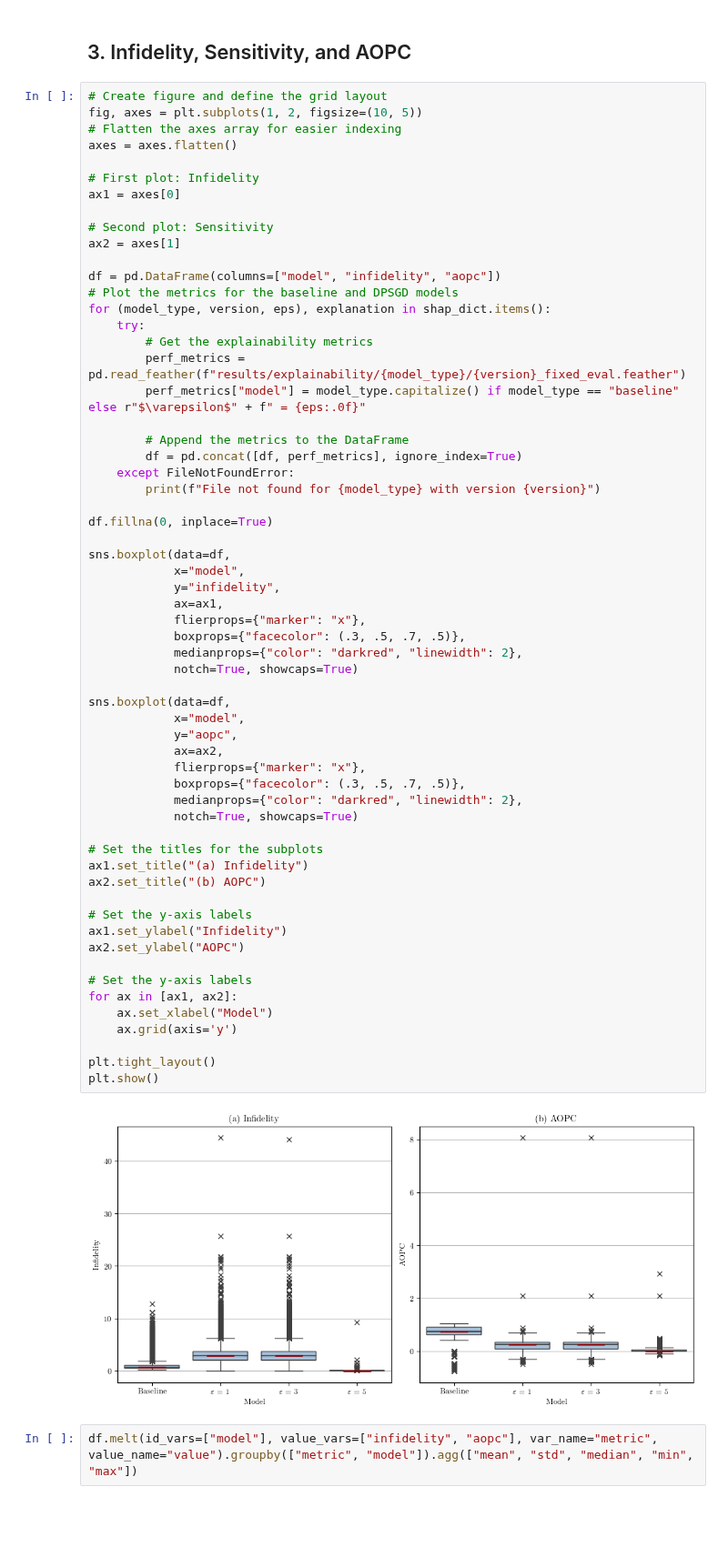
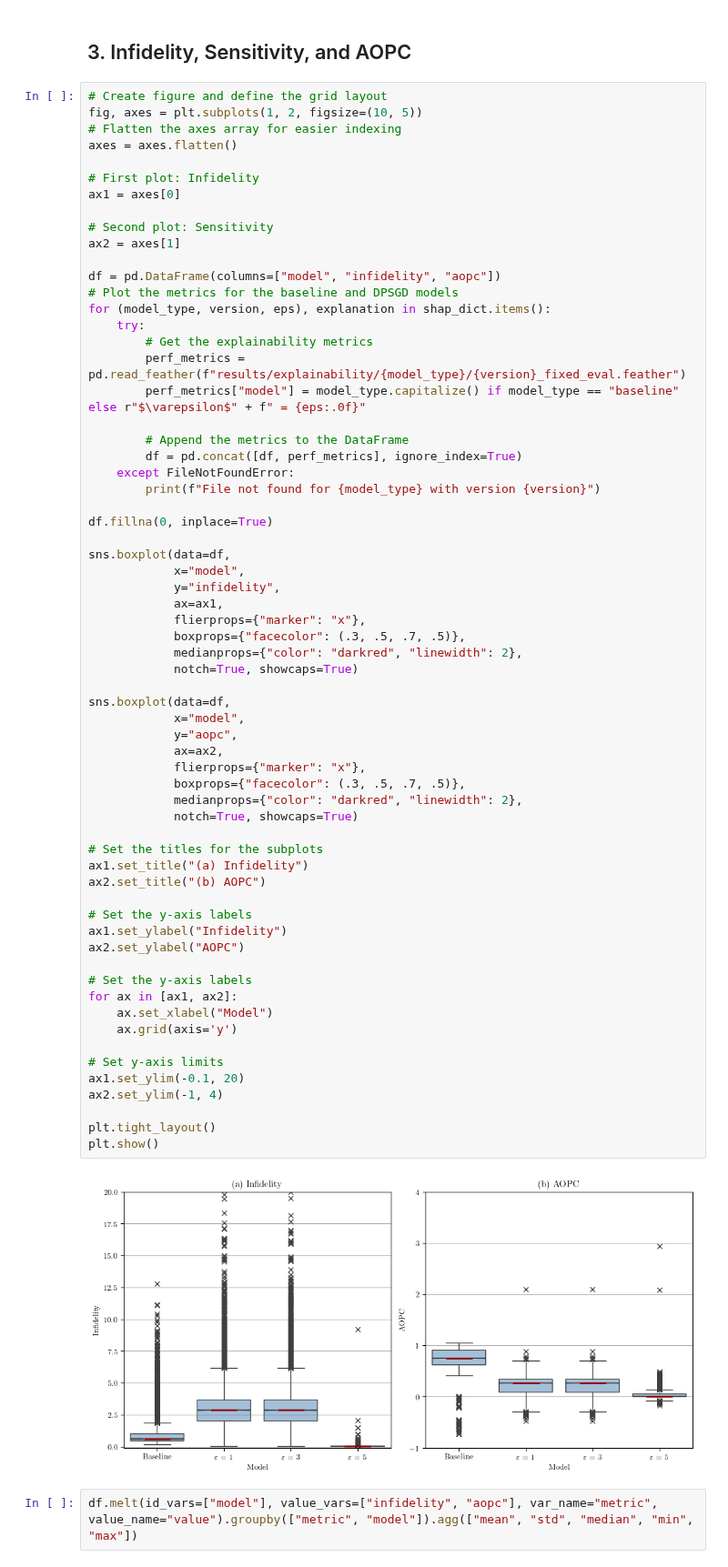
Before and after one commit to trinhkieuha/dp-shap-anomaly-detection, a Jupyter notebook: notebooks/06_Explainability.ipynb, the cells around one changed output. Shown at 91% size. Cells and saved outputs as stored; diff of their text form; blank space fills up the shorter version.

```diff
--- a/notebooks/06_Explainability.ipynb
+++ b/notebooks/06_Explainability.ipynb
@@ -242,34 +242,38 @@ sns.boxplot(data=df,
             flierprops={"marker": "x"},
             boxprops={"facecolor": (.3, .5, .7, .5)},
             medianprops={"color": "darkred", "linewidth": 2},
             notch=True, showcaps=True)
 
 sns.boxplot(data=df,
             x="model",
             y="aopc",
             ax=ax2,
             flierprops={"marker": "x"},
             boxprops={"facecolor": (.3, .5, .7, .5)},
             medianprops={"color": "darkred", "linewidth": 2},
             notch=True, showcaps=True)
 
 # Set the titles for the subplots
 ax1.set_title("(a) Infidelity")
 ax2.set_title("(b) AOPC")
 
 # Set the y-axis labels
 ax1.set_ylabel("Infidelity")
 ax2.set_ylabel("AOPC")
 
 # Set the y-axis labels
 for ax in [ax1, ax2]:
     ax.set_xlabel("Model")
     ax.grid(axis='y')
 
+# Set y-axis limits
+ax1.set_ylim(-0.1, 20)
+ax2.set_ylim(-1, 4)
+
 plt.tight_layout()
 plt.show()
 # %% [output]
-[figure, old version]
+[figure, new version]
 # %%
 df.melt(id_vars=["model"], value_vars=["infidelity", "aopc"], var_name="metric", value_name="value").groupby(["metric", "model"]).agg(["mean", "std", "median", "min", "max"])
 # %% [output]
```
Also changed, not shown: 2 other files.
